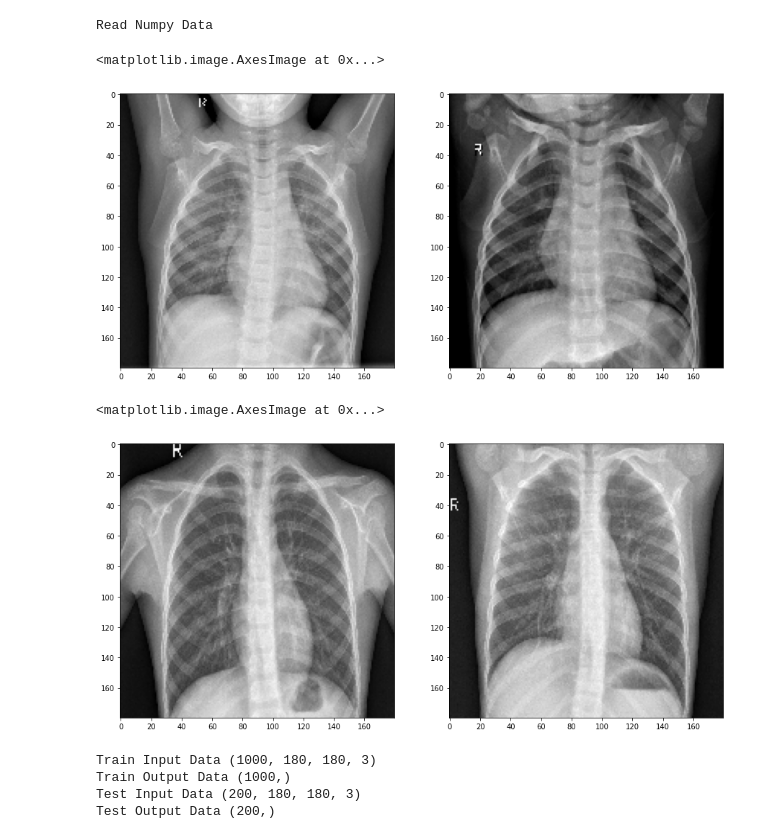
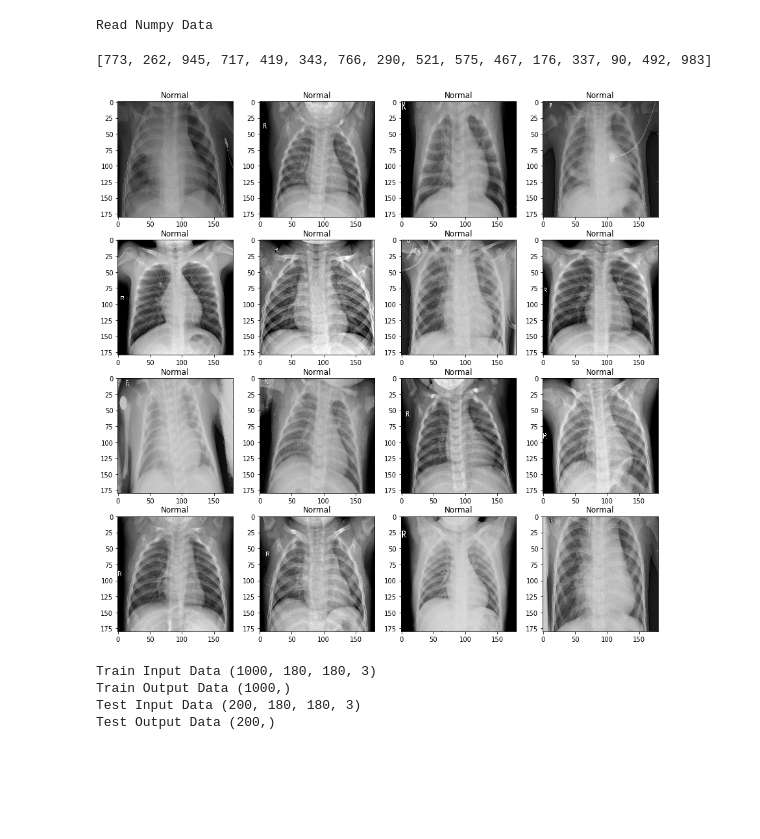
Before and after one commit to midnightripper/IDEC-Image-Segmentation, a Jupyter notebook: 04-MakePneumoniaDataset.ipynb, the cells around one changed output. Cells and saved outputs as stored; diff of their text form; code cells hidden in the pictures; blank space fills up the shorter version.

```diff
--- a/04-MakePneumoniaDataset.ipynb
+++ b/04-MakePneumoniaDataset.ipynb
@@ -232,28 +202,32 @@ else:
     load_numpy()
 # %% [output]
 Read Numpy Data
-# %%
-# Train Data Sample
-
-fig, spot = plt.subplots(1,2,figsize=(15,20))
-img = array_to_img(X_train[0])
-spot[0].imshow(img)
-img = array_to_img(X_train[1])
-spot[1].imshow(img)
-# %% [output]
-<matplotlib.image.AxesImage at 0x...>
-[figure, removed]
-# %%
-# Test Data Sample
-
-fig, spot = plt.subplots(1,2,figsize=(15,20))
-img = array_to_img(X_test[0])
-spot[0].imshow(img)
-img = array_to_img(X_test[1])
-spot[1].imshow(img)
-# %% [output]
-<matplotlib.image.AxesImage at 0x...>
-[figure, removed]
+# %%
+# Train Data Sample
+
+total = len(X_train)
+pick = random.sample(range(0,total),16)
+print(pick)
+
+fig, spot = plt.subplots(4,4,figsize=(15,15))
+cnt = 0
+
+for i in range(4):
+    for j in range(4):
+        spot[i, j].imshow(X_train[pick[cnt]])
+
+        label = Y_train[pick[cnt]]
+        if label is True:
+            spot[i, j].title.set_text('Pneumonia')
+        else:
+            spot[i, j].title.set_text('Normal')
+
+        cnt += 1
+
+#plt.savefig('sample.png)
+# %% [output]
+[773, 262, 945, 717, 419, 343, 766, 290, 521, 575, 467, 176, 337, 90, 492, 983]
+[figure, added]
 # %%
 print("Train Input Data", X_train.shape)
 print("Train Output Data", Y_train.shape)
```
Also changed, not shown: parts of 2 cells of this notebook.
